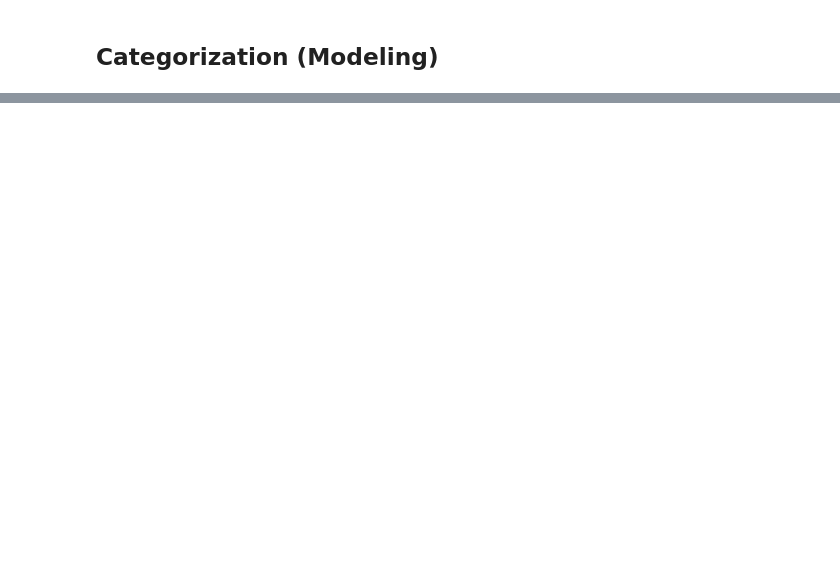
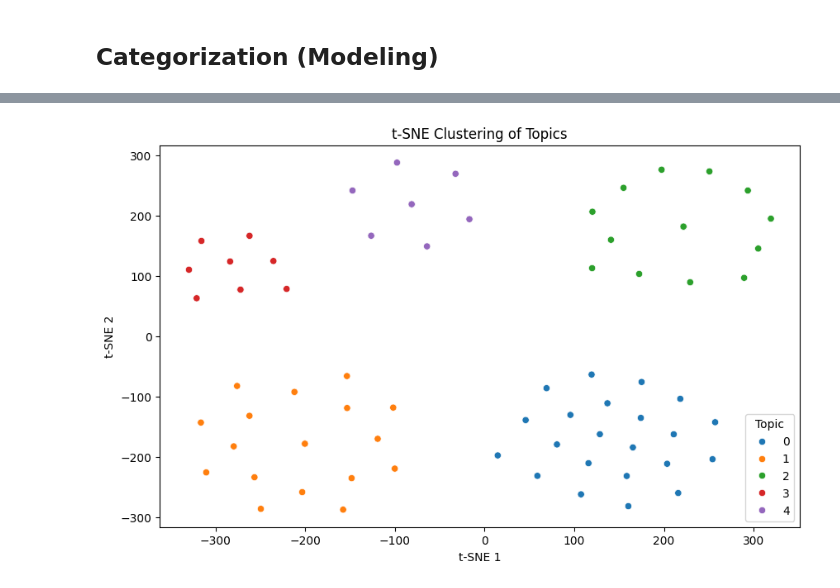
Before and after one commit to CCW254/NLP, a Jupyter notebook: Twitter.ipynb, the cells around one changed output, grey strips where cells are left out. Drawn from its saved outputs; the diff is of its cells as text; code cells hidden in the pictures; blank space fills up the shorter version.

```diff
--- a/Twitter.ipynb
+++ b/Twitter.ipynb
@@ -211,0 +268,15 @@ pyLDAvis.display(vis_data)
+# %%
+lda_output = lda_model.transform(dtm)
+
+tsne_model = TSNE(n_components=2, perplexity=30, random_state=42)
+tsne_lda = tsne_model.fit_transform(lda_output)
+
+plt.figure(figsize=(10, 6))
+sns.scatterplot(x=tsne_lda[:,0], y=tsne_lda[:,1], hue=lda_output.argmax(axis=1), palette="tab10")
+plt.title("t-SNE Clustering of Topics")
+plt.xlabel("t-SNE 1")
+plt.ylabel("t-SNE 2")
+plt.legend(title="Topic")
+plt.show()
+# %% [output]
+[figure, added]
```
Also changed, not shown: parts of 7 cells of this notebook.
